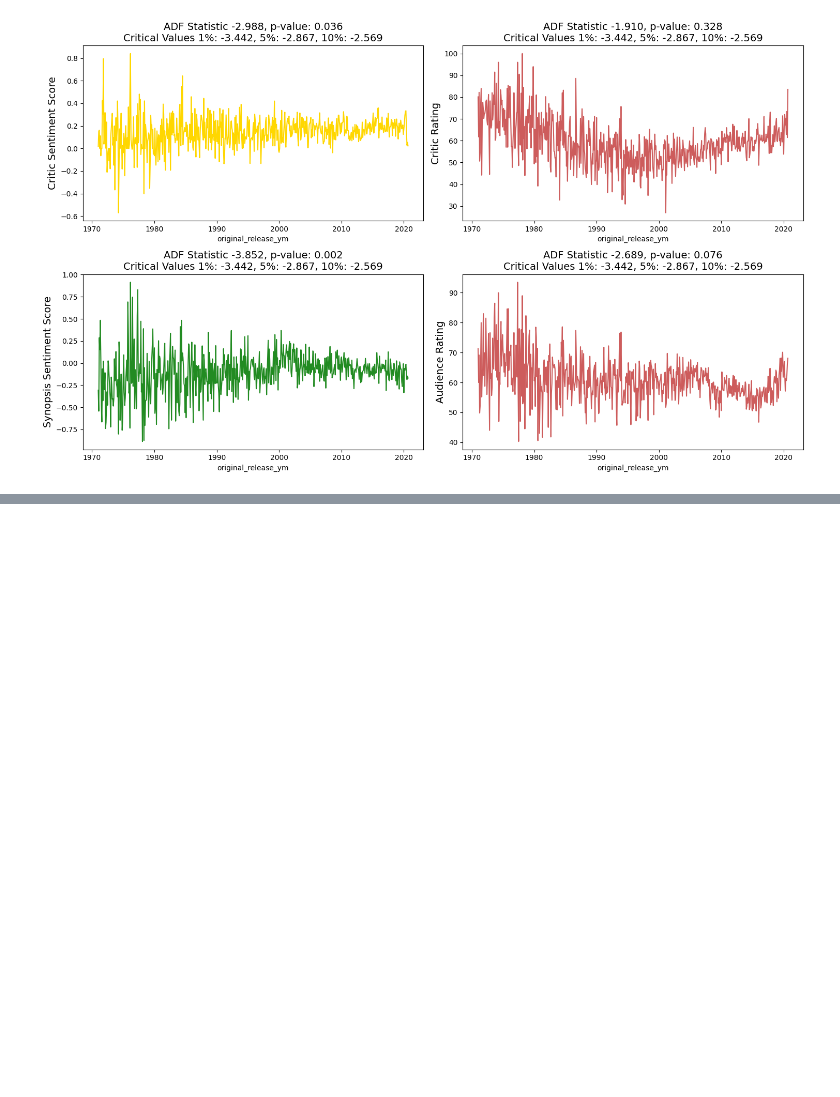
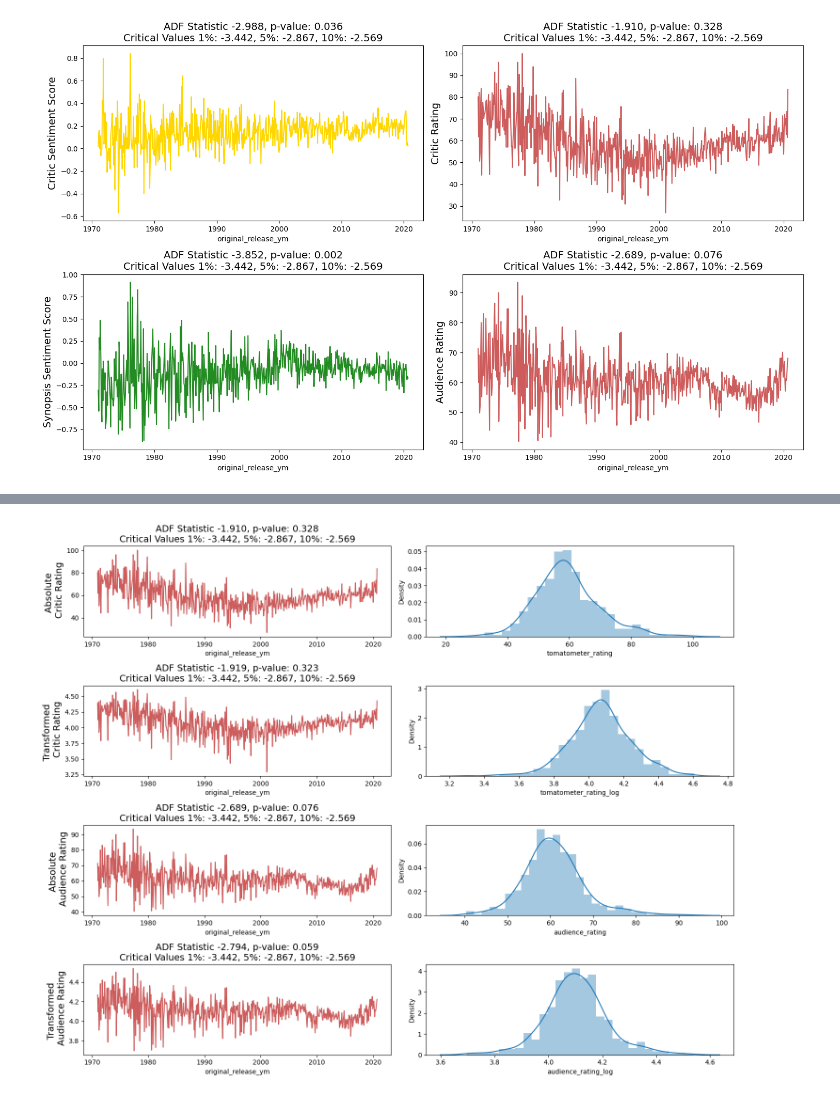
Before and after one commit to statzenthusiast921/rotten-tomatoes-analysis, a Jupyter notebook: notebooks/RT Time Series Forecast 02.05.23.ipynb, the cells around one changed output, grey strips where cells are left out. Saved outputs shown, nothing was run; the diff lists cells and outputs as text; code cells hidden in the pictures; blank space fills up the shorter version.

```diff
--- a/notebooks/RT Time Series Forecast 02.05.23.ipynb
+++ b/notebooks/RT Time Series Forecast 02.05.23.ipynb
@@ -463,0 +480,26 @@ plt.show()
+# %%
+# Log Transform of absolute values
+ym_df['tomatometer_rating_log'] = np.log(abs(ym_df['tomatometer_rating']))
+ym_df['audience_rating_log'] = np.log(abs(ym_df['audience_rating']))
+# %%
+f, ax = plt.subplots(nrows=4, ncols=2, figsize=(15, 12))
+
+#----------Plot normal vs. transformed critic rating----------#
+visualize_adfuller_results(abs(ym_df['tomatometer_rating']), 'Absolute \n Critic Rating', ax[0, 0])
+sns.distplot(ym_df['tomatometer_rating'], ax=ax[0, 1])
+
+visualize_adfuller_results(ym_df['tomatometer_rating_log'], 'Transformed \n Critic Rating', ax[1, 0])
+sns.distplot(ym_df['tomatometer_rating_log'], ax=ax[1, 1])
+
+
+#----------Plot normal vs. transformed audience rating----------#
+visualize_adfuller_results(abs(ym_df['audience_rating']), 'Absolute \n Audience Rating', ax[2, 0])
+sns.distplot(ym_df['audience_rating'], ax=ax[2, 1])
+
+visualize_adfuller_results(ym_df['audience_rating_log'], 'Transformed \n Audience Rating', ax[3, 0])
+sns.distplot(ym_df['audience_rating_log'], ax=ax[3, 1])
+
+plt.tight_layout()
+plt.show()
+# %% [output]
+[figure, added]
```
Also changed, not shown: parts of 6 cells of this notebook.
